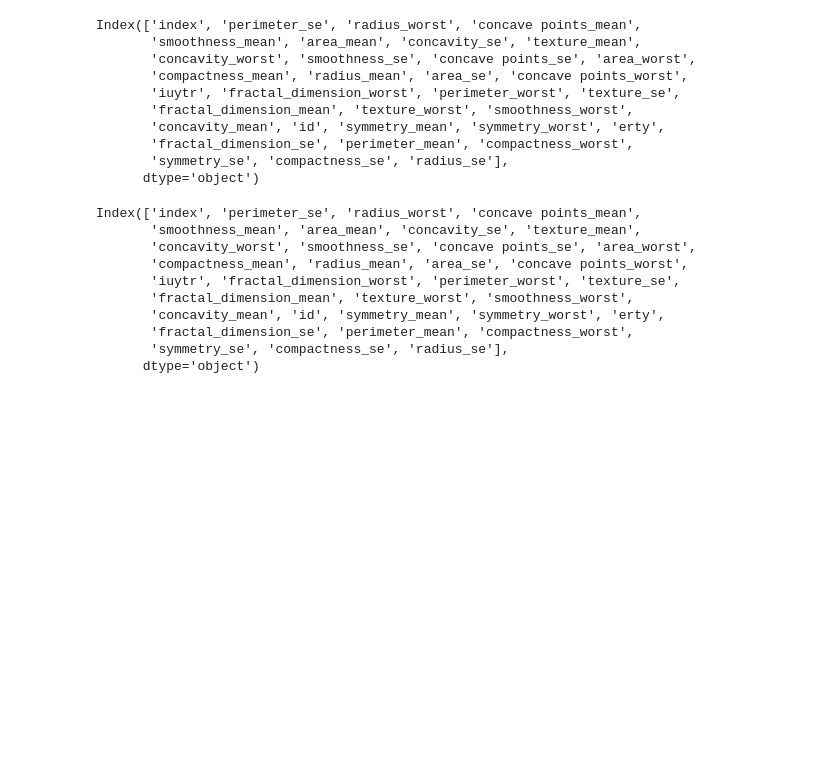
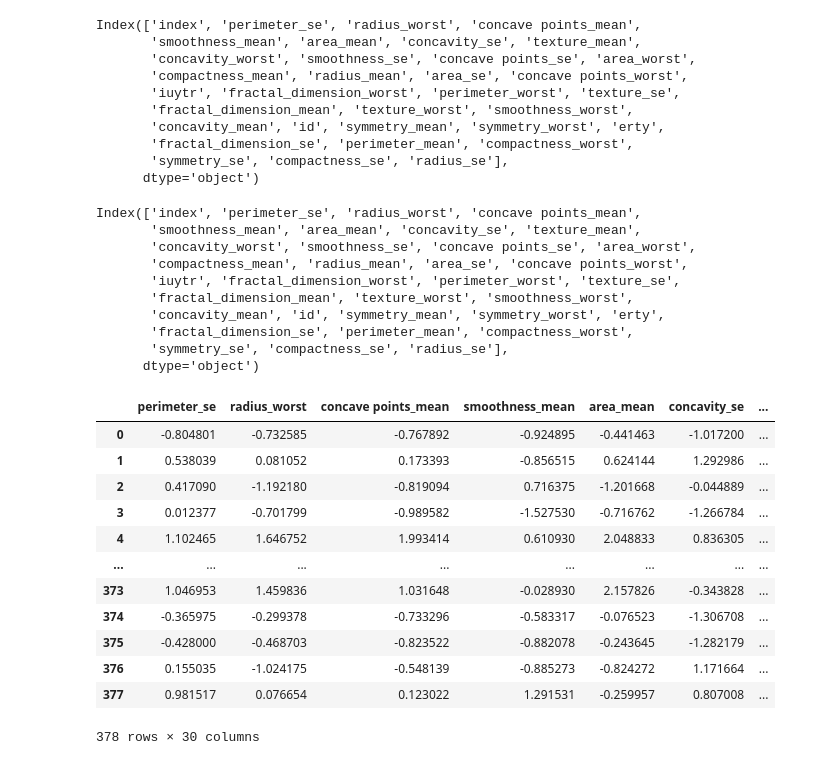
Before and after one commit to niconomist98/BreastCancerClassml, a Jupyter notebook: notebooks/pruebas.ipynb, the cells around one changed output. Cells and saved outputs as stored; diff of their text form; code cells hidden in the pictures; blank space fills up the shorter version.

```diff
--- a/notebooks/pruebas.ipynb
+++ b/notebooks/pruebas.ipynb
@@ -152,3 +201,21 @@ Index(['index', 'perimeter_se', 'radius_worst', 'concave points_mean',
        'fractal_dimension_se', 'perimeter_mean', 'compactness_worst',
        'symmetry_se', 'compactness_se', 'radius_se'],
       dtype='object')
+# %%
+data=pd.read_csv('../data/processed/x_train_model_input.csv')
+# %%
+data
+# %% [output]
+|  | perimeter_se | radius_worst | concave points_mean | smoothness_mean | area_mean | concavity_se | ... |
+| 0 | -0.804801 | -0.732585 | -0.767892 | -0.924895 | -0.441463 | -1.017200 | ... |
+| 1 | 0.538039 | 0.081052 | 0.173393 | -0.856515 | 0.624144 | 1.292986 | ... |
+| 2 | 0.417090 | -1.192180 | -0.819094 | 0.716375 | -1.201668 | -0.044889 | ... |
+| 3 | 0.012377 | -0.701799 | -0.989582 | -1.527530 | -0.716762 | -1.266784 | ... |
+| 4 | 1.102465 | 1.646752 | 1.993414 | 0.610930 | 2.048833 | 0.836305 | ... |
+| ... | ... | ... | ... | ... | ... | ... | ... |
+| 373 | 1.046953 | 1.459836 | 1.031648 | -0.028930 | 2.157826 | -0.343828 | ... |
+| 374 | -0.365975 | -0.299378 | -0.733296 | -0.583317 | -0.076523 | -1.306708 | ... |
+| 375 | -0.428000 | -0.468703 | -0.823522 | -0.882078 | -0.243645 | -1.282179 | ... |
+| 376 | 0.155035 | -1.024175 | -0.548139 | -0.885273 | -0.824272 | 1.171664 | ... |
+| 377 | 0.981517 | 0.076654 | 0.123022 | 1.291531 | -0.259957 | 0.807008 | ... |
+378 rows × 30 columns
```
Also changed, not shown: parts of 6 cells of this notebook, 4 other files.
